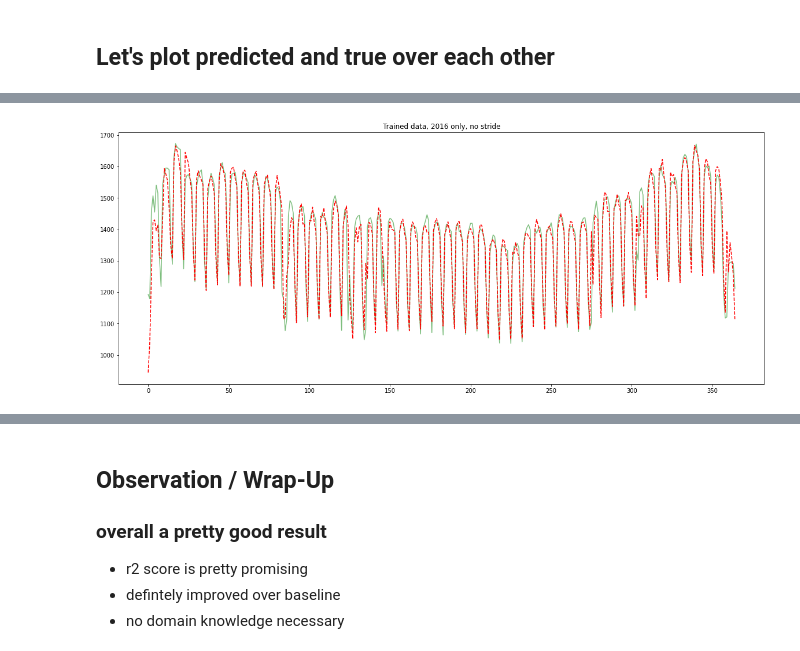
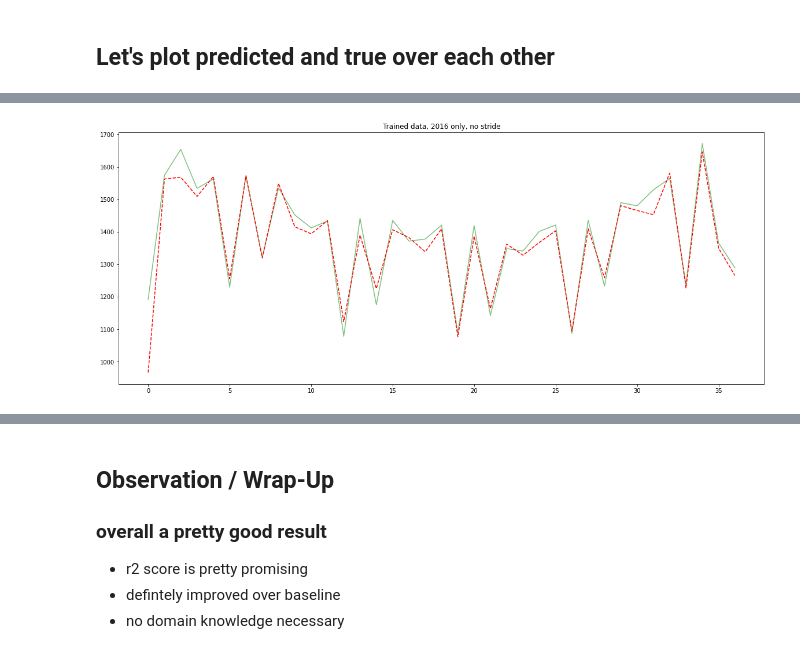
Before and after one commit to kulakovand/colabr_epo, a Jupyter notebook: временные_ряды_"Copy_of_time_series_rnn_full_predict_ipynb".ipynb, the cells around one changed output, grey strips where cells are left out. Cells and saved outputs as stored; diff of their text form; code cells hidden in the pictures.

```diff
--- a/временные_ряды_"Copy_of_time_series_rnn_full_predict_ipynb".ipynb
+++ b/временные_ряды_"Copy_of_time_series_rnn_full_predict_ipynb".ipynb
@@ -435,13 +473,13 @@ plt.title('All data, train and test combined, stride 10');
 # %%
-stride = 1
+stride = 10
 
 
 plt.plot(consumption[-2 * 365:-365:stride], alpha=0.5, color='g')
 plt.plot(Y_train_pred[-365::stride], color='r', ls='dashed')
 
 plt.title('Trained data, 2016 only, no stride');
 # %% [output]
-[figure, old version]
+[figure, new version]
 # %%
 stride = 1
 
```
Also changed, not shown: parts of 21 cells of this notebook.
